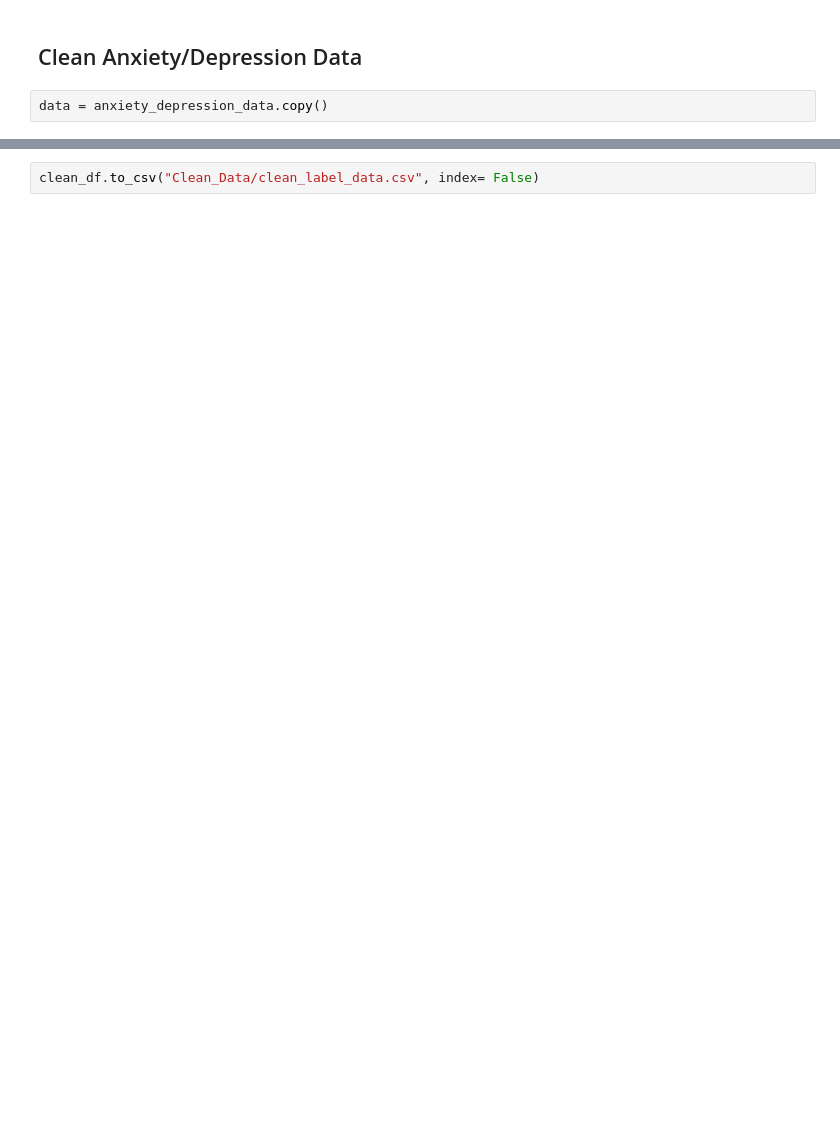
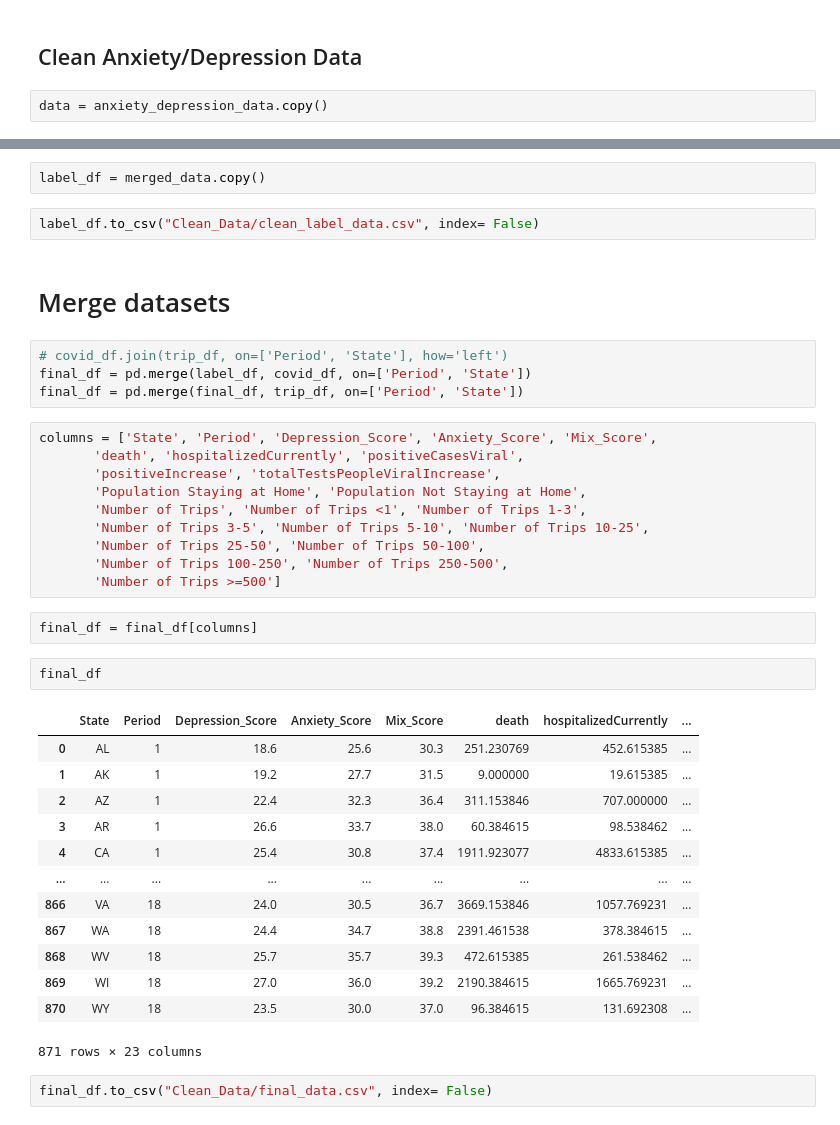
Before and after one commit to sheehy98/CovidMHealth, a Jupyter notebook: clean_data.ipynb, the cells around one changed output, grey strips where cells are left out. Saved outputs shown, nothing was run; the diff lists cells and outputs as text; blank space fills up the shorter version.

Commit message:
final dataset saved in clean_data/

```diff
--- a/clean_data.ipynb
+++ b/clean_data.ipynb
@@ -260,2 +269,40 @@ merged_data
+# %%
+label_df = merged_data.copy()
 # %%
-clean_df.to_csv("Clean_Data/clean_label_data.csv", index= False)
+label_df.to_csv("Clean_Data/clean_label_data.csv", index= False)
+# %% [markdown]
+# Merge datasets
+# %%
+# covid_df.join(trip_df, on=['Period', 'State'], how='left')
+final_df = pd.merge(label_df, covid_df, on=['Period', 'State'])
+final_df = pd.merge(final_df, trip_df, on=['Period', 'State'])
+# %%
+columns = ['State', 'Period', 'Depression_Score', 'Anxiety_Score', 'Mix_Score',
+       'death', 'hospitalizedCurrently', 'positiveCasesViral',
+       'positiveIncrease', 'totalTestsPeopleViralIncrease',
+       'Population Staying at Home', 'Population Not Staying at Home',
+       'Number of Trips', 'Number of Trips <1', 'Number of Trips 1-3',
+       'Number of Trips 3-5', 'Number of Trips 5-10', 'Number of Trips 10-25',
+       'Number of Trips 25-50', 'Number of Trips 50-100',
+       'Number of Trips 100-250', 'Number of Trips 250-500',
+       'Number of Trips >=500']
+# %%
+final_df = final_df[columns]
+# %%
+final_df
+# %% [output]
+|  | State | Period | Depression_Score | Anxiety_Score | Mix_Score | death | hospitalizedCurrently | ... |
+| 0 | AL | 1 | 18.6 | 25.6 | 30.3 | 251.230769 | 452.615385 | ... |
+| 1 | AK | 1 | 19.2 | 27.7 | 31.5 | 9.000000 | 19.615385 | ... |
+| 2 | AZ | 1 | 22.4 | 32.3 | 36.4 | 311.153846 | 707.000000 | ... |
+| 3 | AR | 1 | 26.6 | 33.7 | 38.0 | 60.384615 | 98.538462 | ... |
+| 4 | CA | 1 | 25.4 | 30.8 | 37.4 | 1911.923077 | 4833.615385 | ... |
+| ... | ... | ... | ... | ... | ... | ... | ... | ... |
+| 866 | VA | 18 | 24.0 | 30.5 | 36.7 | 3669.153846 | 1057.769231 | ... |
+| 867 | WA | 18 | 24.4 | 34.7 | 38.8 | 2391.461538 | 378.384615 | ... |
+| 868 | WV | 18 | 25.7 | 35.7 | 39.3 | 472.615385 | 261.538462 | ... |
+| 869 | WI | 18 | 27.0 | 36.0 | 39.2 | 2190.384615 | 1665.769231 | ... |
+| 870 | WY | 18 | 23.5 | 30.0 | 37.0 | 96.384615 | 131.692308 | ... |
+871 rows × 23 columns
+# %%
+final_df.to_csv("Clean_Data/final_data.csv", index= False)
```
Also changed, not shown: parts of 22 cells of this notebook, 4 other files.
